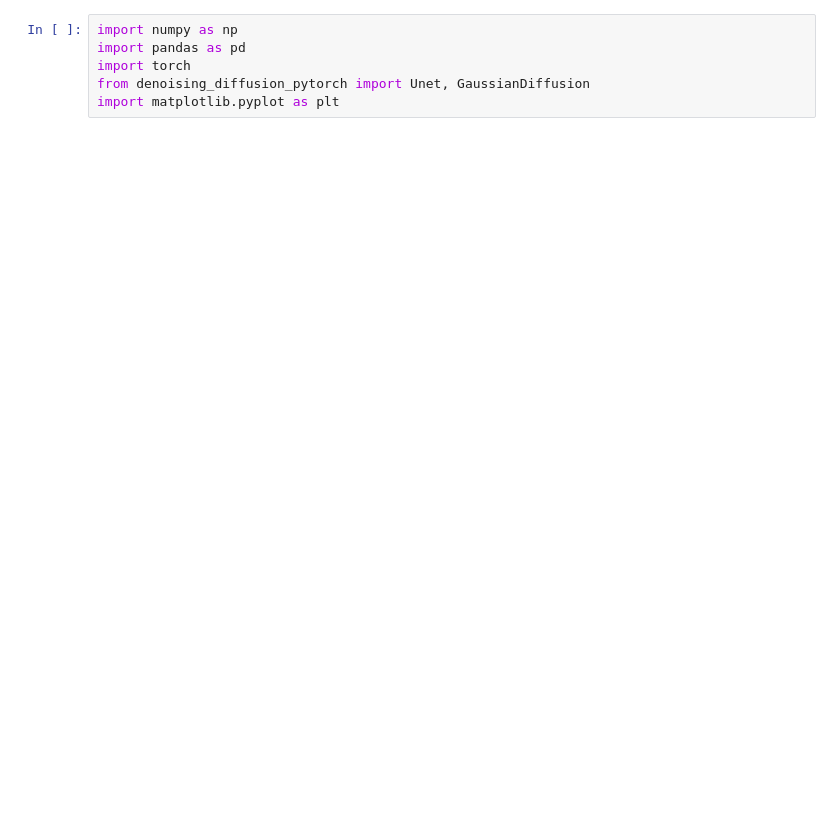
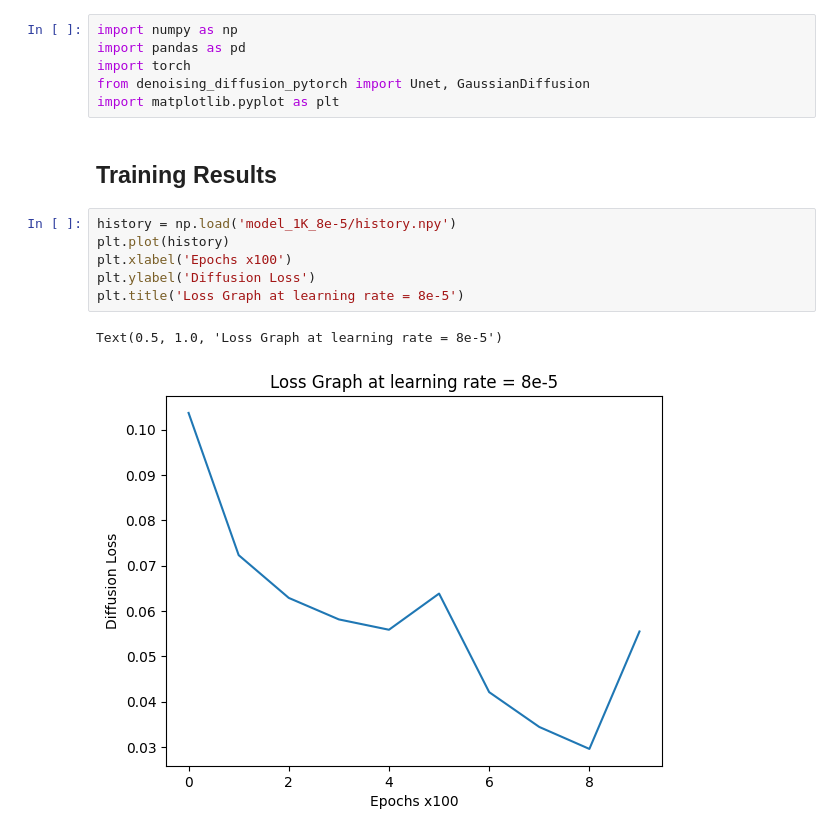
Before and after one commit to Ganu3010/dlcv_val, a Jupyter notebook: analysis.ipynb, the cells around one changed output. Drawn from its saved outputs; the diff is of its cells as text; blank space fills up the shorter version.

```diff
--- a/analysis.ipynb
+++ b/analysis.ipynb
@@ -4,3 +4,14 @@ import pandas as pd
 import torch
 from denoising_diffusion_pytorch import Unet, GaussianDiffusion
 import matplotlib.pyplot as plt
+# %% [markdown]
+## Training Results
+# %%
+history = np.load('model_1K_8e-5/history.npy')
+plt.plot(history)
+plt.xlabel('Epochs x100')
+plt.ylabel('Diffusion Loss')
+plt.title('Loss Graph at learning rate = 8e-5')
+# %% [output]
+Text(0.5, 1.0, 'Loss Graph at learning rate = 8e-5')
+[figure, added]
```
Also changed, not shown: parts of 12 cells of this notebook.
